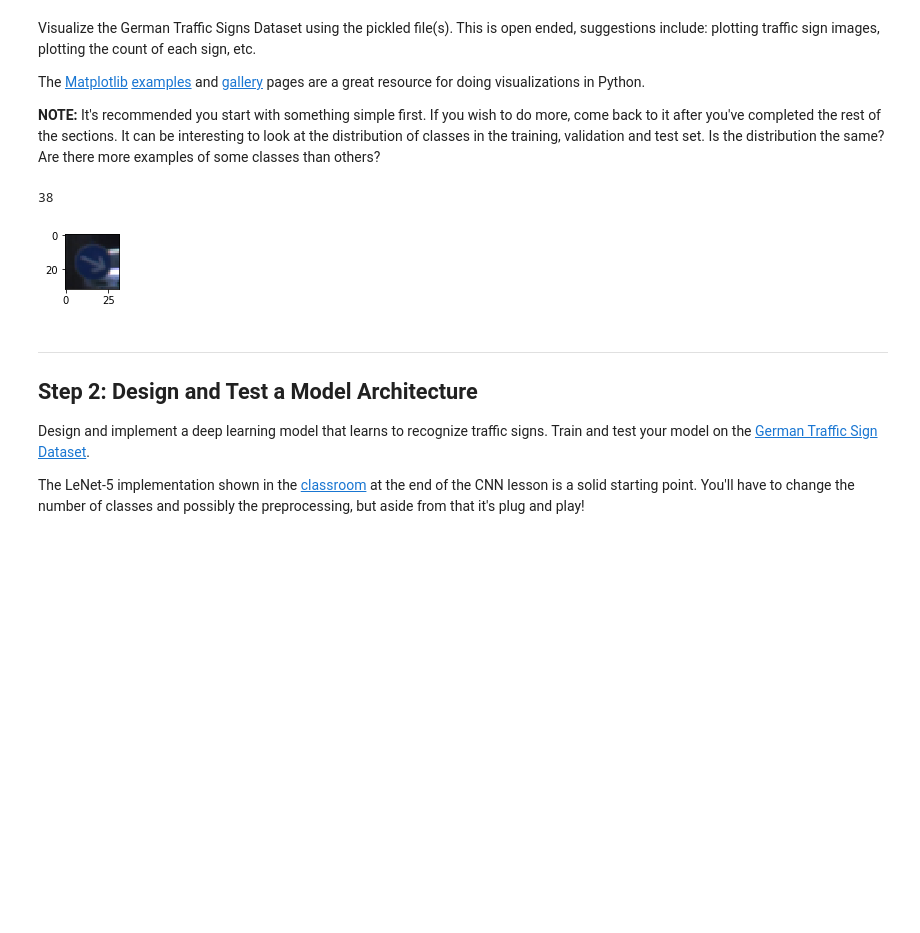
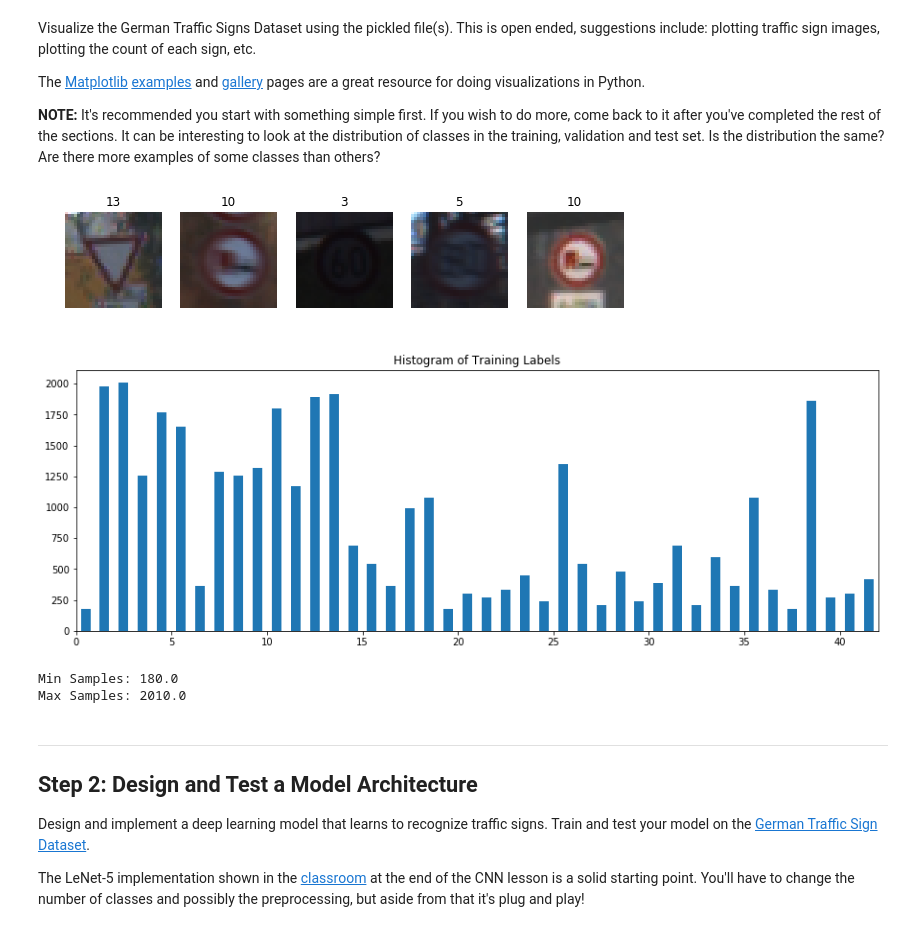
Before and after one commit to psharm8/CarND-Traffic-Sign-Classifier-Project, a Jupyter notebook: Traffic_Sign_Classifier.ipynb, the cells around one changed output. Drawn from its saved outputs; the diff is of its cells as text; code cells hidden in the pictures; blank space fills up the shorter version.

```diff
--- a/Traffic_Sign_Classifier.ipynb
+++ b/Traffic_Sign_Classifier.ipynb
@@ -96,21 +96,37 @@ The [Matplotlib](http://matplotlib.org/) [examples](http://matplotlib.org/exampl
 # %%
 ### Data exploration visualization code goes here.
 ### Feel free to use as many code cells as needed.
 import random
 import matplotlib.pyplot as plt
 # Visualizations will be shown in the notebook.
 %matplotlib inline
 
 
-index = random.randint(0, len(X_train))
-image = X_train[index].squeeze()
+# Random samples
+fig, ax = plt.subplots(1,5, figsize=(10,5))
 
-plt.figure(figsize=(1,1))
-plt.imshow(image)
-print(y_train[index])
+for i in range(5):
+    r_idx = random.randint(0, len(X_train))
+    image = X_train[r_idx]
+    ax[i].axis('off')
+    ax[i].imshow(image)
+    ax[i].set_title(y_train[r_idx])
+
+# Histogram
+h_fig = plt.figure(figsize=(15, 5))
+h_ax = h_fig.add_subplot(111)
+h_ax.set_title("Histogram of Training Labels")
+h_ax.set_xlim((0, n_classes-1))
+n, bins, patches = h_ax.hist(y_train, bins=n_classes-1, rwidth=0.5)
 # %% [output]
-38
-[figure, old version]
+[figure, new version]
+[figure, added]
+# %%
+print("Min Samples: {}".format(np.min(n)))
+print("Max Samples: {}".format(np.max(n)))
+# %% [output]
+Min Samples: 180.0
+Max Samples: 2010.0
 # %% [markdown]
 ----
 
```
Also changed, not shown: parts of 7 cells of this notebook.
